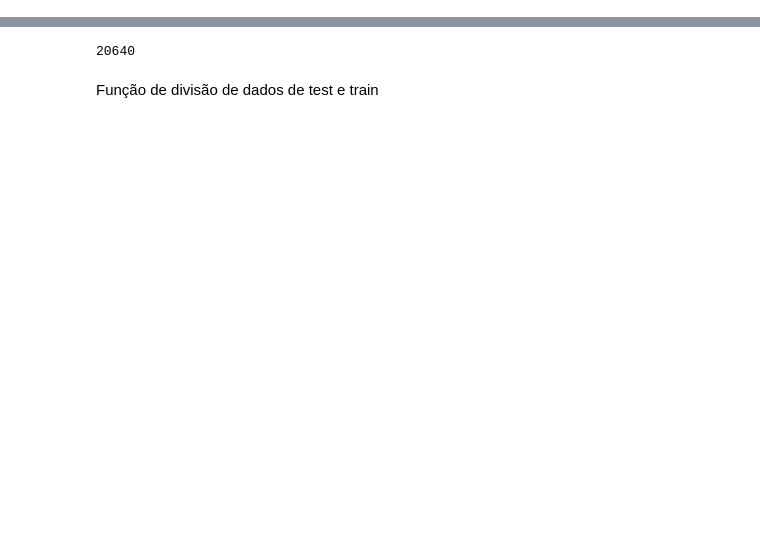
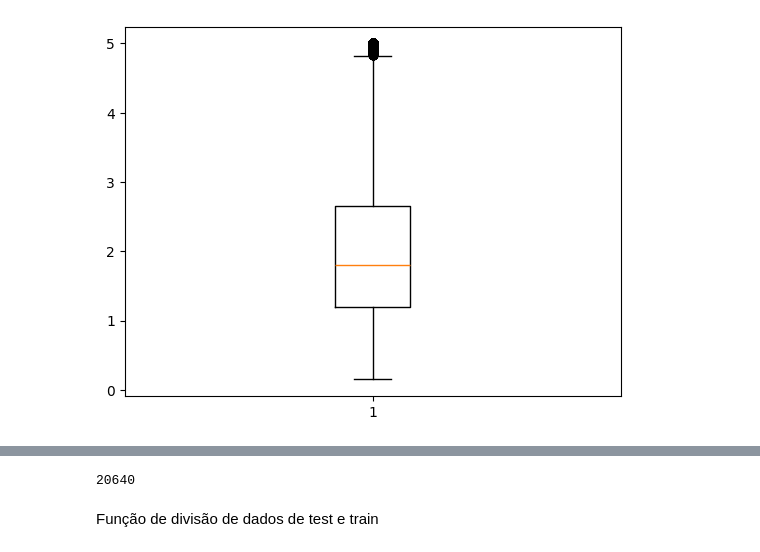
Before and after one commit to kaladabrio2020/modelos-pytorch-ml, a Jupyter notebook: california.ipynb, the cells around one changed output, grey strips where cells are left out. Saved outputs shown, nothing was run; the diff lists cells and outputs as text; code cells hidden in the pictures; blank space fills up the shorter version.

```diff
--- a/california.ipynb
+++ b/california.ipynb
@@ -8,2 +15,7 @@ from sklearn.datasets import fetch_california_housing
 # %%
 X, y = fetch_california_housing(return_X_y=True)
+# %%
+plt.boxplot(y)
+plt.show()
+# %% [output]
+[figure, added]
```
Also changed, not shown: parts of 21 cells of this notebook.
